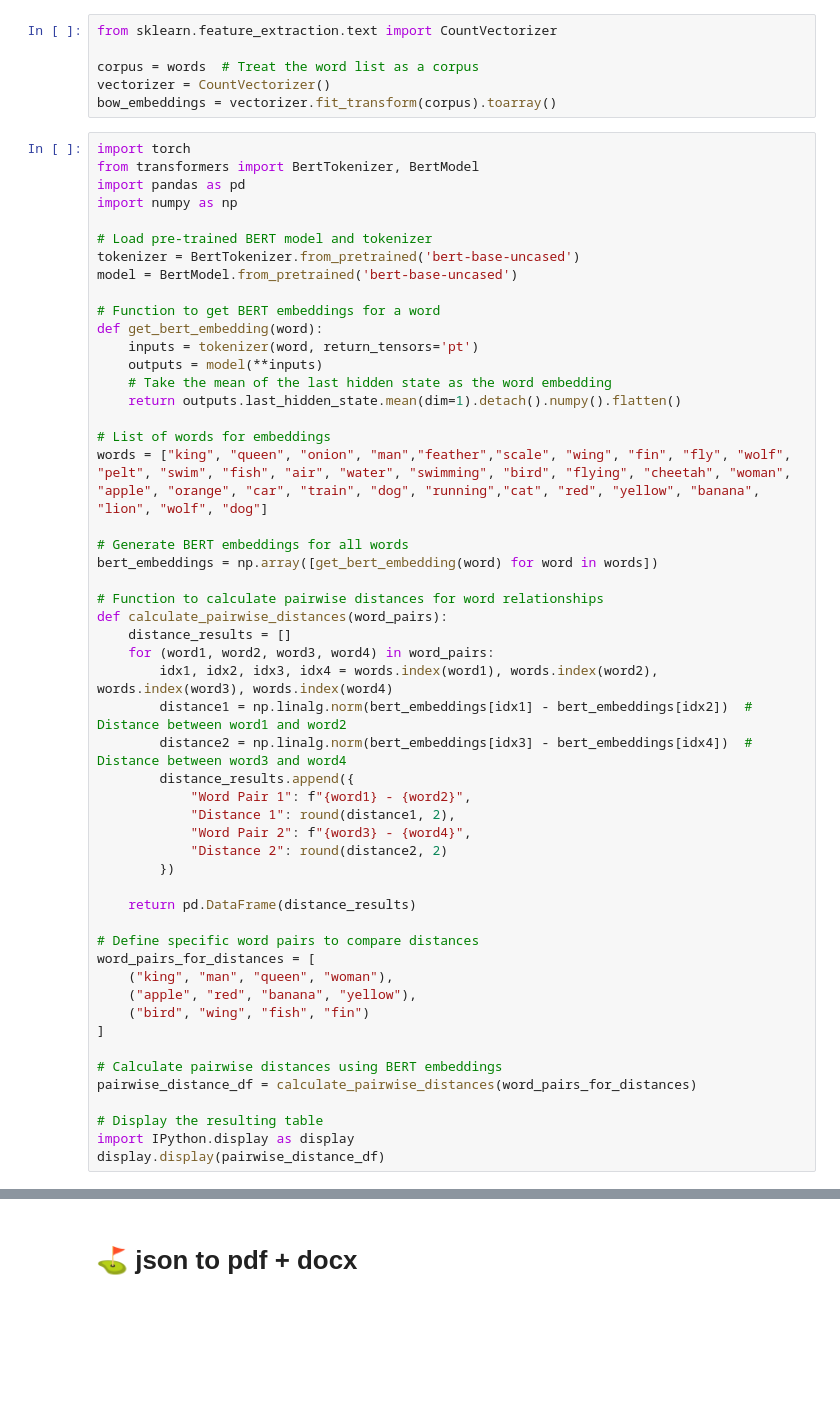
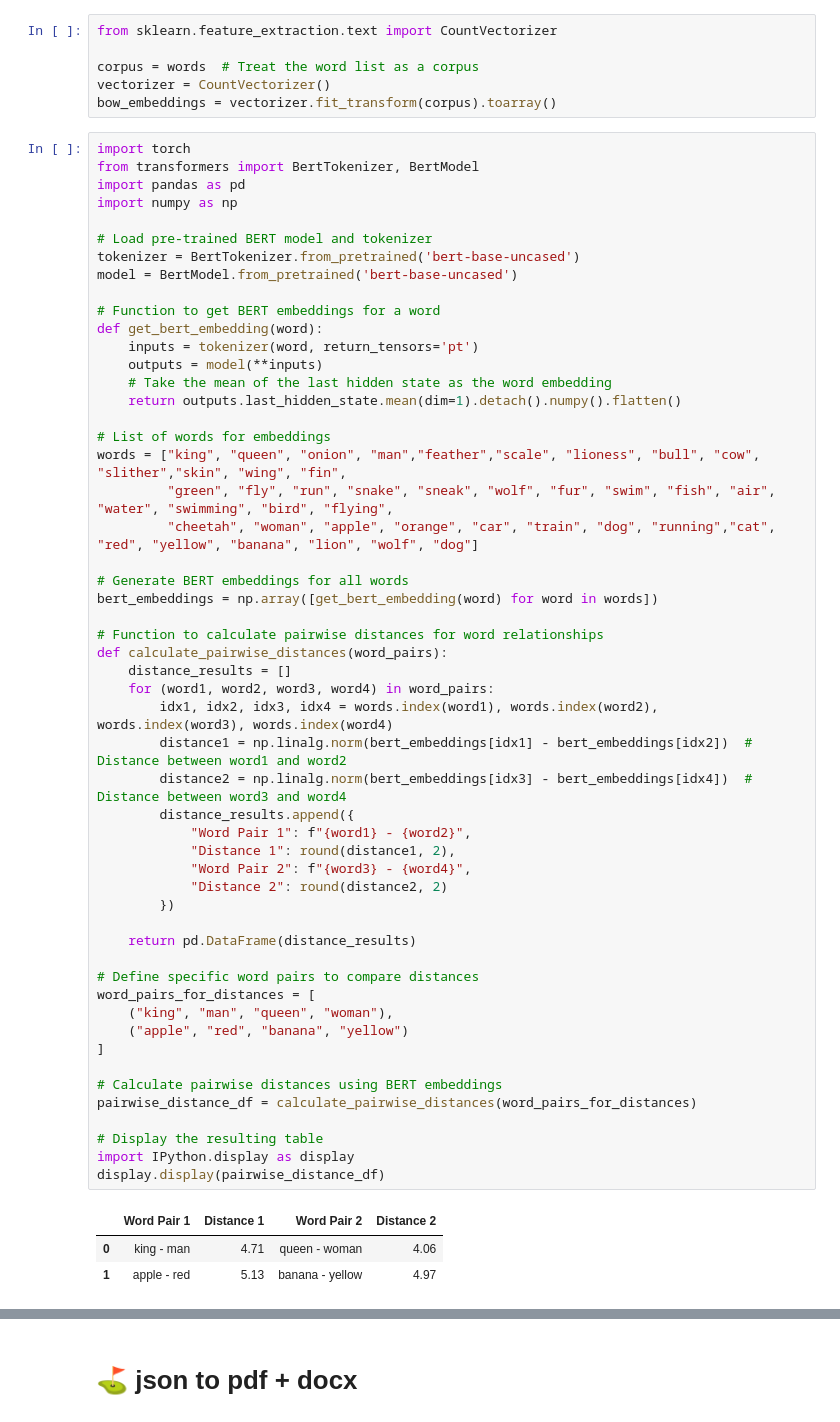
Before and after one commit to MarkH0705/SEO_Analyses, a Jupyter notebook: SEO.ipynb, the cells around one changed output, grey strips where cells are left out. Saved outputs shown, nothing was run; the diff lists cells and outputs as text; blank space fills up the shorter version.

```diff
--- a/SEO.ipynb
+++ b/SEO.ipynb
@@ -2163,37 +2035,42 @@ def get_bert_embedding(word):
     return outputs.last_hidden_state.mean(dim=1).detach().numpy().flatten()
 
 # List of words for embeddings
-words = ["king", "queen", "onion", "man","feather","scale", "wing", "fin", "fly", "wolf", "pelt", "swim", "fish", "air", "water", "swimming", "bird", "flying", "cheetah", "woman", "apple", "orange", "car", "train", "dog", "running","cat", "red", "yellow", "banana", "lion", "wolf", "dog"]
+words = ["king", "queen", "onion", "man","feather","scale", "lioness", "bull", "cow", "slither","skin", "wing", "fin",
+         "green", "fly", "run", "snake", "sneak", "wolf", "fur", "swim", "fish", "air", "water", "swimming", "bird", "flying",
+         "cheetah", "woman", "apple", "orange", "car", "train", "dog", "running","cat", "red", "yellow", "banana", "lion", "wolf", "dog"]
 
 # Generate BERT embeddings for all words
 bert_embeddings = np.array([get_bert_embedding(word) for word in words])
 
 # Function to calculate pairwise distances for word relationships
 def calculate_pairwise_distances(word_pairs):
     distance_results = []
     for (word1, word2, word3, word4) in word_pairs:
         idx1, idx2, idx3, idx4 = words.index(word1), words.index(word2), words.index(word3), words.index(word4)
         distance1 = np.linalg.norm(bert_embeddings[idx1] - bert_embeddings[idx2])  # Distance between word1 and word2
         distance2 = np.linalg.norm(bert_embeddings[idx3] - bert_embeddings[idx4])  # Distance between word3 and word4
         distance_results.append({
             "Word Pair 1": f"{word1} - {word2}",
             "Distance 1": round(distance1, 2),
             "Word Pair 2": f"{word3} - {word4}",
             "Distance 2": round(distance2, 2)
         })
 
     return pd.DataFrame(distance_results)
 
 # Define specific word pairs to compare distances
 word_pairs_for_distances = [
     ("king", "man", "queen", "woman"),
-    ("apple", "red", "banana", "yellow"),
-    ("bird", "wing", "fish", "fin")
+    ("apple", "red", "banana", "yellow")
 ]
 
 # Calculate pairwise distances using BERT embeddings
 pairwise_distance_df = calculate_pairwise_distances(word_pairs_for_distances)
 
 # Display the resulting table
 import IPython.display as display
 display.display(pairwise_distance_df)
+# %% [output]
+|  | Word Pair 1 | Distance 1 | Word Pair 2 | Distance 2 |
+| 0 | king - man | 4.71 | queen - woman | 4.06 |
+| 1 | apple - red | 5.13 | banana - yellow | 4.97 |
```
Also changed, not shown: parts of 64 cells of this notebook.
